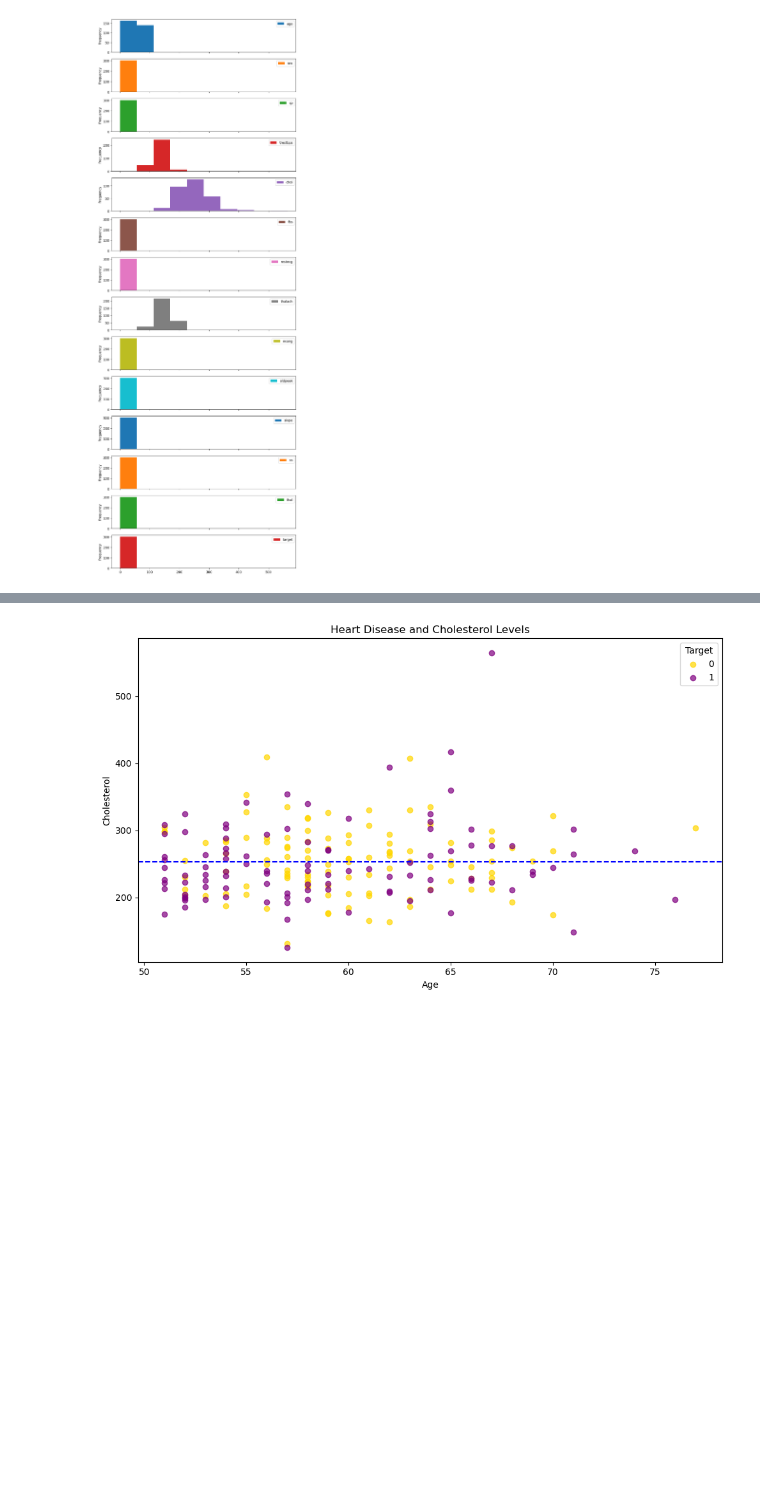
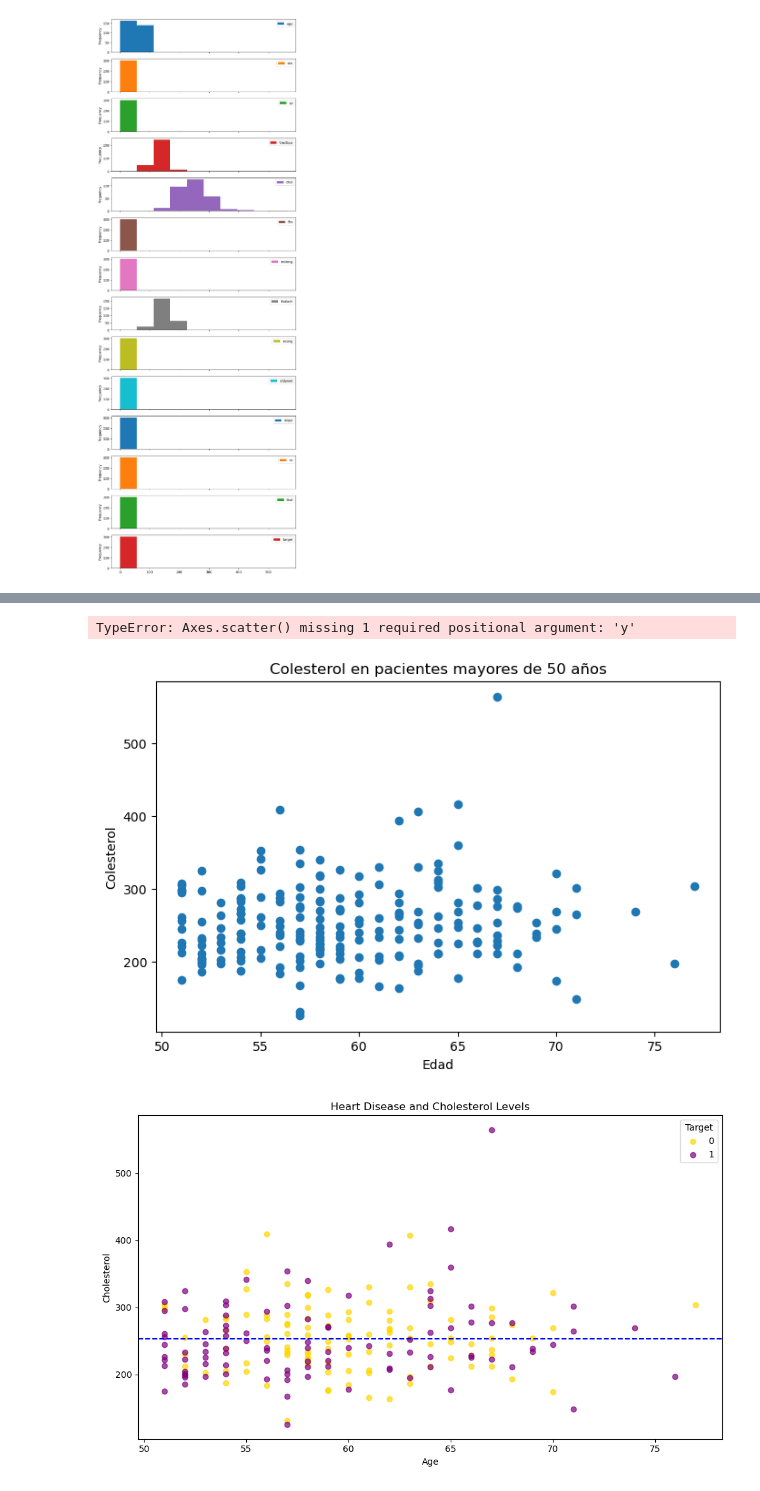
Before and after one commit to AlexDotel/Practicas-Machine-Learning, a Jupyter notebook: Ejercicio_Matplotlib.ipynb, the cells around one changed output, grey strips where cells are left out. Drawn from its saved outputs; the diff is of its cells as text; code cells hidden in the pictures; blank space fills up the shorter version.

```diff
--- a/Ejercicio_Matplotlib.ipynb
+++ b/Ejercicio_Matplotlib.ipynb
@@ -432,6 +432,34 @@ Más específicamente, veremos cómo la edad y el colesterol combinados afectan
 
 Para este próximo desafío, vamos a replicar el siguiente gráfico:
 ![image.png](embedded-picture-1)
+# %%
+# Replique el gráfico anterior de la forma que crea conveniente
+
+# Nota: el método a continuación es solo una forma de hacerlo, el suyo puede ser
+# ligeramente diferente
+
+# Cree un DataFrame con pacientes mayores de 50 años
+heart_disease_50 = heart_disease[heart_disease['age'] > 50]
+
+# Cree el gráfico
+fig, ax = plt.subplots(figsize=(8, 5))
+
+# Grafique los datos
+ax.scatter(heart_disease_50['age'], heart_disease_50['chol'])
+
+
+# Personalice el gráfico
+ax.set_title('Colesterol en pacientes mayores de 50 años')
+ax.set_xlabel('Edad')
+ax.set_ylabel('Colesterol')
+
+# Cambiar el color de los puntos del grafico, unos purpura y otros gold
+
+
+# Agregue una línea media
+# %% [output]
+TypeError: Axes.scatter() missing 1 required positional argument: 'y'
+[figure, added]
 # %%
 # Filtrar pacientes mayores de 50 años
 df_filtered = heart_disease[heart_disease['age'] > 50]
```
Also changed, not shown: parts of 6 cells of this notebook, 3 other files.
